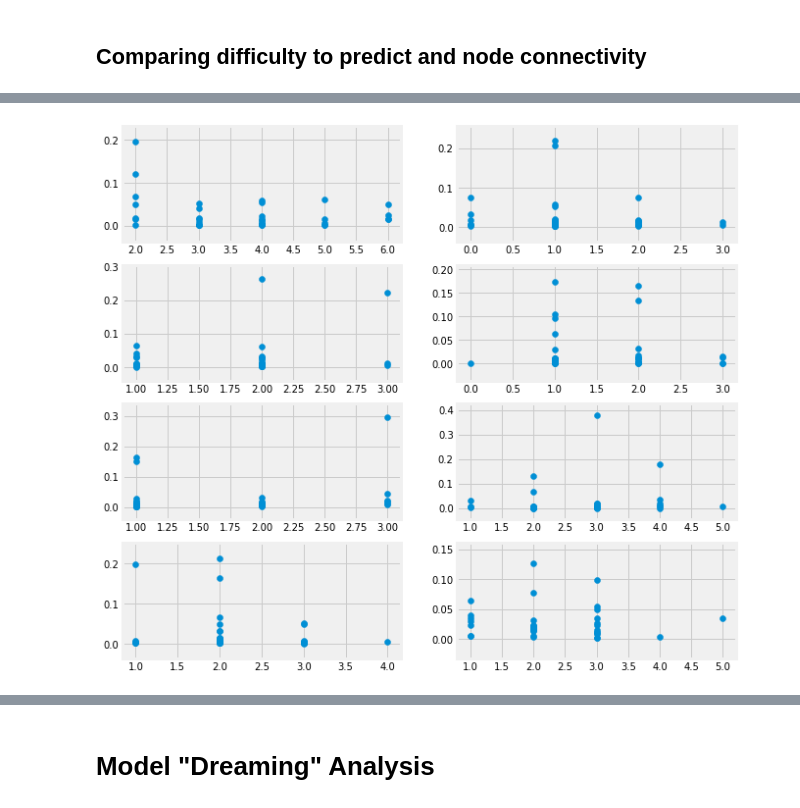
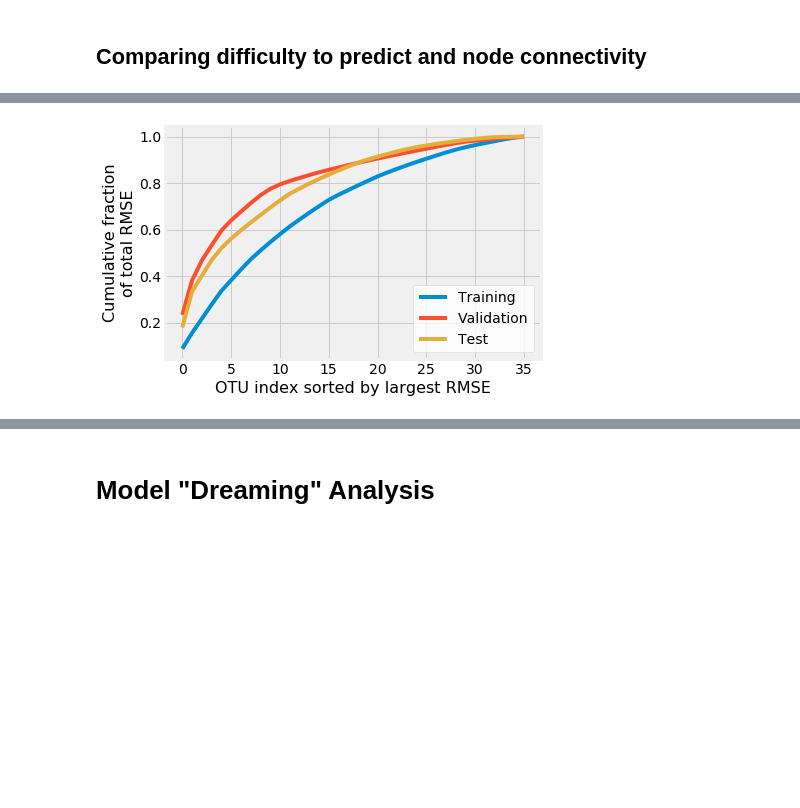
Before and after one commit to michaelwiest/microbiome-rnn, a Jupyter notebook: notebooks/Model Evaluator.ipynb, the cells around one changed output, grey strips where cells are left out. Drawn from its saved outputs; the diff is of its cells as text; code cells hidden in the pictures; blank space fills up the shorter version.

```diff
--- a/notebooks/Model Evaluator.ipynb
+++ b/notebooks/Model Evaluator.ipynb
@@ -428,7 +429,7 @@ for i in range(len(t_v_t_losses)):
     indices = list(range(len(temp_avg)))
     sorted_indices.append([x for _,x in sorted(zip(temp_avg, indices))])
 
-how_many = 10
+how_many = 15
 for i, name in enumerate(['Training', 'Validation', 'Test']):
     print('{} easiest to predict: {}'.format(name, sorted_indices[i][:how_many]))
     print('{} hardest to predict: {}'.format(name, sorted_indices[i][-how_many:][::-1]))
@@ -451,8 +455,0 @@ avg_by_node = connectivity.groupby('source')['deg_node'].mean()
-# %%
-print(scipy.stats.spearmanr(avg_by_node, avg_rmse[0]))
-r, pval = scipy.stats.pearsonr(avg_by_node, avg_rmse[0])
-for i in range(len(avg_by_node)):
-    plt.scatter(avg_by_node[i], avg_rmse[0][i], c=colors_to_plot[i], s=45, alpha=0.8)
-#     plt.annotate(i, (avg_by_node[i], avg_rmse[0][i]), fontsize=8)
-plt.xlabel('Average Node Connectivity', fontsize=16)
-plt.ylabel('Average RMSE', fontsize=16)
@@ -463,12 +456,18 @@ SpearmanrResult(correlation=-0.24339381293376988, pvalue=0.15259119147869254)
-# %%
-avg_rmse = [t_v_t_losses[i].mean(axis=(0, 2)) for i in range(len(t_v_t_losses))]
-
-fig, ax = plt.subplots(4, 2, figsize=(10, 10))
-axl = ax.flatten()
-for i in range(avg_rmse[0].shape[0]):
-    node_score = connectivity[connectivity.donor == i].deg_node.values
-    rmse_score = avg_rmse[0][i]
-    axl[i].scatter(node_score, rmse_score)
-plt.show()
-# %% [output]
-[figure, removed]
+# %%
+# What percentage of the error is captured by the top strains?
+labels = ['Training', 'Validation', 'Test']
+fig, ax = plt.subplots(1,1, figsize=(6, 4))
+
+sorted_avg_rmse = [[avg_rmse[j][i] for i in sorted_indices[j]] for j in range(len(avg_rmse))]
+for k in range(len(sorted_avg_rmse)):
+    revd = list(reversed(sorted_avg_rmse[k]))
+    plt.plot(np.cumsum(revd), label=labels[k])
+
+legend = plt.legend(frameon = 1, loc='lower right', fontsize=14)
+frame = legend.get_frame()
+frame.set_facecolor('white')
+plt.xlabel('OTU index sorted by largest RMSE', fontsize=16)
+plt.ylabel('Cumulative fraction\nof total RMSE', fontsize=16)
+fig.set_facecolor('white')
+# %% [output]
+[figure, added]
```
Also changed, not shown: parts of 5 cells of this notebook, 1 other file.
